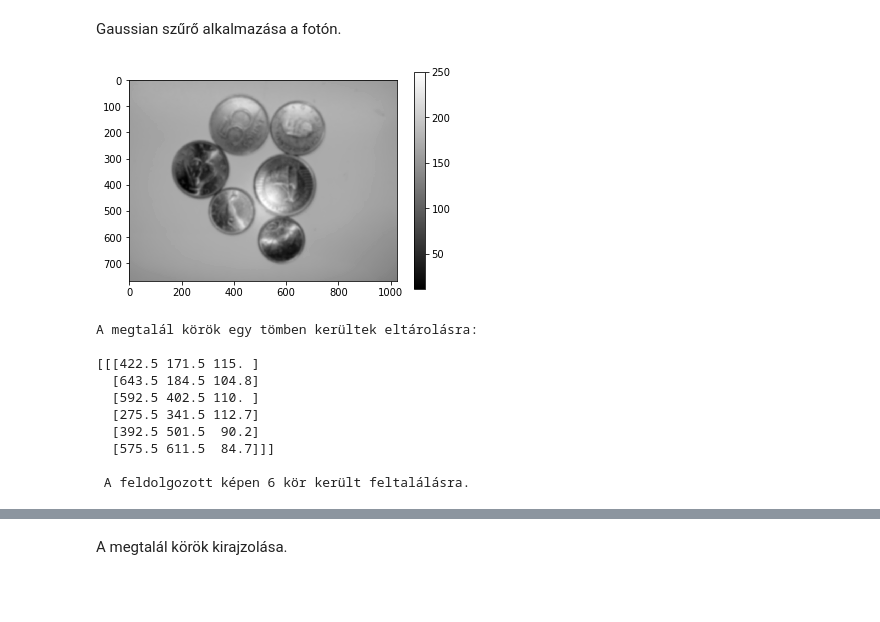
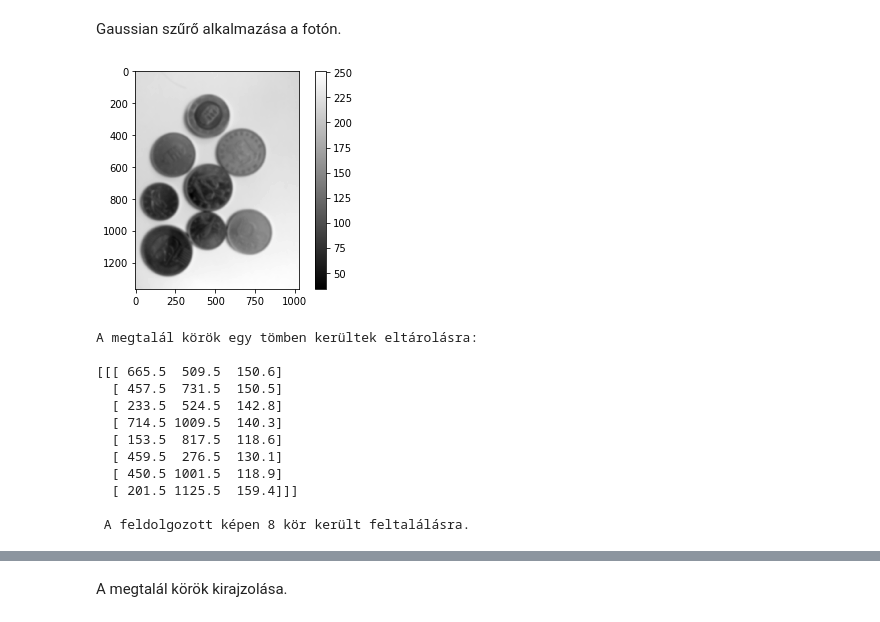
Before and after one commit to kissvik/SZE_gepi_latas, a Jupyter notebook: coin.ipynb, the cells around one changed output, grey strips where cells are left out. Cells and saved outputs as stored; diff of their text form; code cells hidden in the pictures; blank space fills up the shorter version.

```diff
--- a/coin.ipynb
+++ b/coin.ipynb
@@ -8,8 +8,8 @@ from matplotlib import pyplot as plt
 # %% [markdown]
 A vizsgálni kívánt fotóbeolvasása és átméretezése:
 # %%
-filename = "15.jpg"
-img = cv2.imread(os.path.join("proba_kepek_fix_tavolsag", filename))
+filename = "10.jpg"
+img = cv2.imread(os.path.join("proba_kepek", filename))
 
 d = 1024 / img.shape[1]
 dim = (1024, int(img.shape[0] * d))
@@ -30,14 +30,14 @@ plt.show()
 # %% [markdown]
 Gaussian szűrő alkalmazása a fotón.
 # %%
-blur_img = cv2.GaussianBlur(img_gray,(21,21), 0)
+blur_img = cv2.GaussianBlur(img_gray,(35,35), 0)
 plt.imshow(blur_img, cmap = "gray")
 plt.colorbar()
 plt.show()
 # %% [output]
-[figure, old version]
+[figure, new version]
 # %%
-circles = cv2.HoughCircles(blur_img,cv2.HOUGH_GRADIENT,1,120,param1=30,param2=25, minRadius=50, maxRadius=120)
+circles = cv2.HoughCircles(blur_img,cv2.HOUGH_GRADIENT,1,120,param1=40,param2=35, minRadius=50, maxRadius=160)
 print("A megtalál körök egy tömben kerültek eltárolásra:",'\n')
 print(circles)
 
@@ -45,11 +45,13 @@ print('\n',"A feldolgozott képen", circles.shape[1], "kör került feltalálás
 # %% [output]
 A megtalál körök egy tömben kerültek eltárolásra:
 
-[[[422.5 171.5 115. ]
-  [643.5 184.5 104.8]
-  [592.5 402.5 110. ]
-  [275.5 341.5 112.7]
-  [392.5 501.5  90.2]
-  [575.5 611.5  84.7]]]
+[[[ 665.5  509.5  150.6]
+  [ 457.5  731.5  150.5]
+  [ 233.5  524.5  142.8]
+  [ 714.5 1009.5  140.3]
+  [ 153.5  817.5  118.6]
+  [ 459.5  276.5  130.1]
+  [ 450.5 1001.5  118.9]
+  [ 201.5 1125.5  159.4]]]
 
- A feldolgozott képen 6 kör került feltalálásra.
+ A feldolgozott képen 8 kör került feltalálásra.
```
Also changed, not shown: parts of 9 cells of this notebook, 48 other files.
